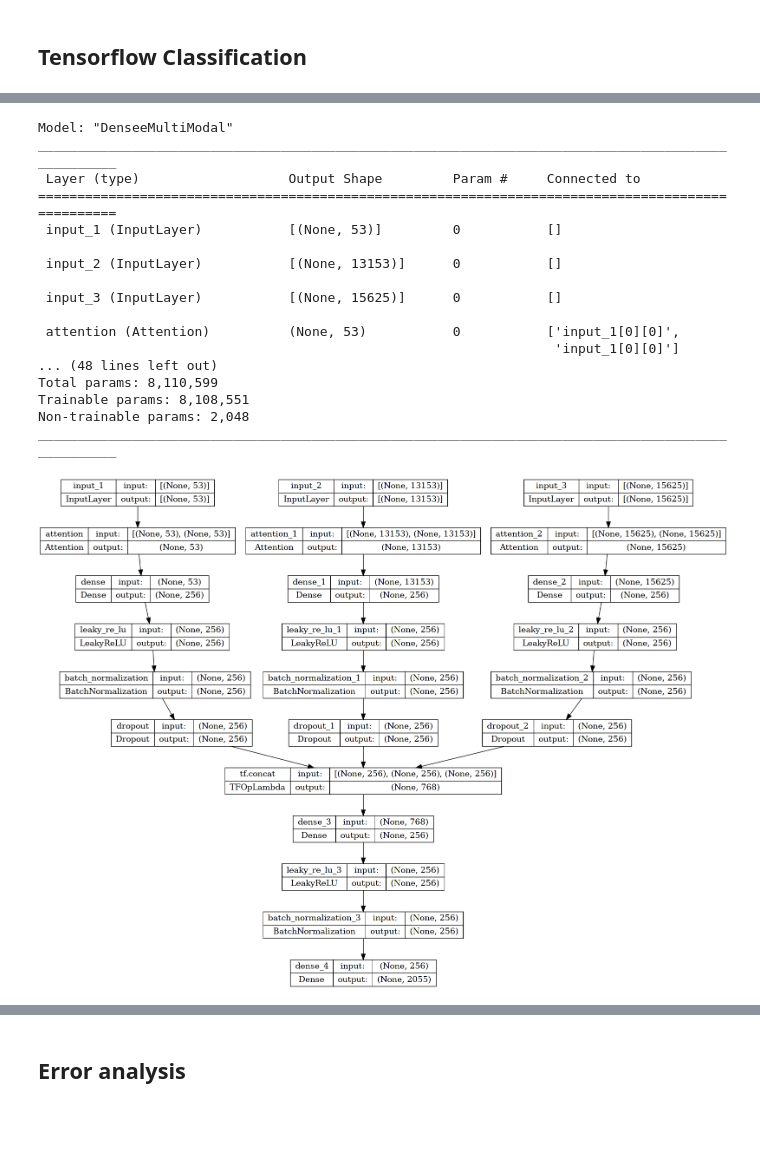
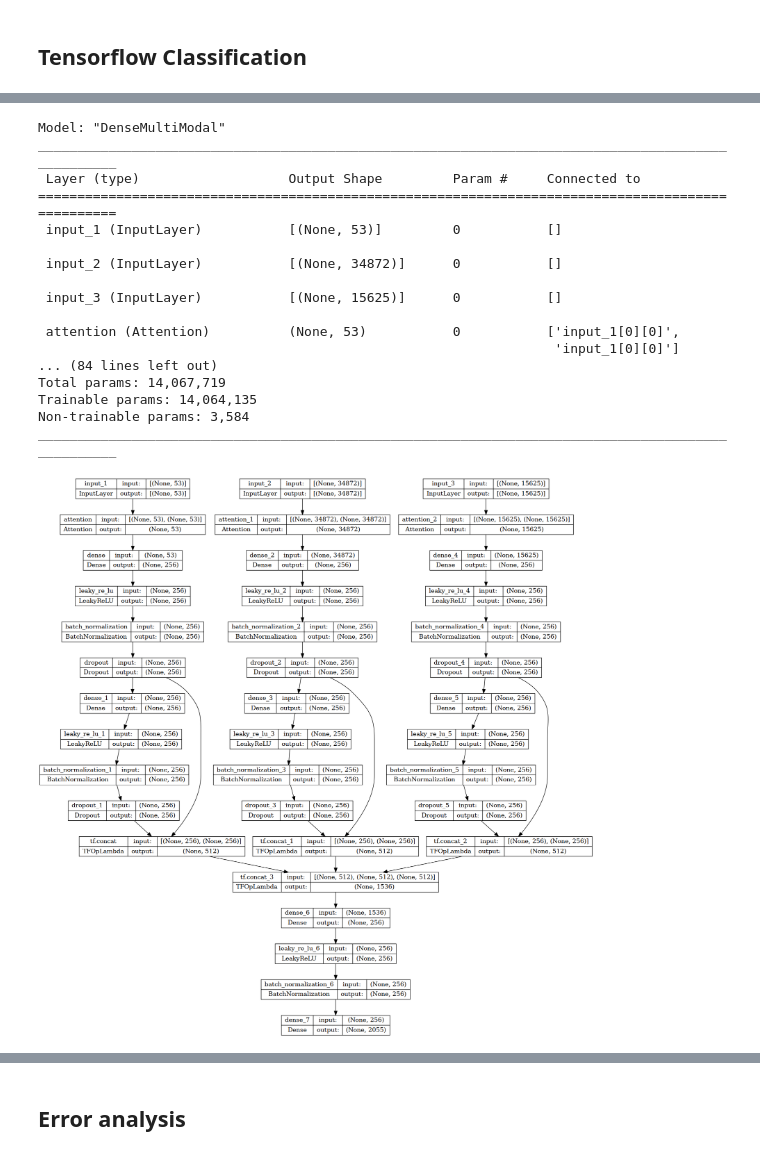
Before and after one commit to m5k5/KaggleCAFAChallenge, a Jupyter notebook: MultiModal.ipynb, the cells around one changed output, grey strips where cells are left out. Cells and saved outputs as stored; diff of their text form; code cells hidden in the pictures; blank space fills up the shorter version.

Commit message:
Model with residual connections Interpro data with domains, repeats and families

```diff
--- a/MultiModal.ipynb
+++ b/MultiModal.ipynb
@@ -291,7 +275,7 @@ root = ET.parse(os.path.join(DATA_PATH, "interpro.xml")).getroot()
 possibleDomains=[]
 for child in root:
     if "type" in child.attrib:
-        if(child.attrib["type"]=="Domain" or child.attrib["type"]=="Repeat"):
+        if(child.attrib["type"]=="Domain" or child.attrib["type"]=="Repeat" or child.attrib["type"]=="Family"):
             # print(child.tag, child.attrib)
             possibleDomains.append(child.attrib["id"])
 # %%
@@ -609,59 +593,70 @@ def createModel():
     xPC = layers.Dense(256)(xPC)
     xPC = layers.LeakyReLU()(xPC)
     xPC = layers.BatchNormalization()(xPC)
+    xPCRes = layers.Dropout(0.1)(xPC)
+    xPC = layers.Dense(256)(xPCRes)
+    xPC = layers.LeakyReLU()(xPC)
+    xPC = layers.BatchNormalization()(xPC)
     xPC = layers.Dropout(0.1)(xPC)
-    # xPC = layers.Dense(256)(xPC)
-    # xPC = layers.LeakyReLU()(xPC)
-    # xPC = layers.BatchNormalization()(xPC)
-    # xPC = layers.Dropout(0.1)(xPC)
+    xPC = tf.concat([xPC,xPCRes],1)
 
     xIP = layers.Attention()([inputsIP,inputsIP])
     xIP = layers.Dense(256)(xIP)
     xIP = layers.LeakyReLU()(xIP)
     xIP = layers.BatchNormalization()(xIP)
+    xIPRes = layers.Dropout(0.1)(xIP)
+    xIP = layers.Dense(256)(xIPRes)
+    xIP = layers.LeakyReLU()(xIP)
+    xIP = layers.BatchNormalization()(xIP)
     xIP = layers.Dropout(0.1)(xIP)
+    xIP = tf.concat([xIP,xIPRes],1)
 
     xKmer = layers.Attention()([inputsKmer,inputsKmer])
     xKmer = layers.Dense(256)(xKmer)
     xKmer = layers.LeakyReLU()(xKmer)
     xKmer = layers.BatchNormalization()(xKmer)
+    xKmerRes = layers.Dropout(0.1)(xKmer)
+    xKmer = layers.Dense(256)(xKmerRes)
+    xKmer = layers.LeakyReLU()(xKmer)
+    xKmer = layers.BatchNormalization()(xKmer)
     xKmer = layers.Dropout(0.1)(xKmer)
+    xKmer = tf.concat([xKmer,xKmerRes],1)
 
     concat = tf.concat([xPC,xIP,xKmer],1)
 
     x = layers.Dense(256)(concat)
     x = layers.LeakyReLU()(x)
     x = layers.BatchNormalization()(x)
 
     outputs=layers.Dense(len(mlb.classes_), activation=tf.keras.activations.sigmoid)(x)
 
     return tf.keras.Model(inputs=[inputsPC, inputsIP, inputsKmer], outputs=outputs, name="DenseMultiModal")
 
 model = createModel()
 
 model.summary()
 
 dot_img_file = './model_1.png'
 tf.keras.utils.plot_model(model, to_file=dot_img_file, show_shapes=True)
 # %% [output]
-Model: "DenseeMultiModal"
+Model: "DenseMultiModal"
 __________________________________________________________________________________________________
  Layer (type)                   Output Shape         Param #     Connected to
 ==================================================================================================
  input_1 (InputLayer)           [(None, 53)]         0           []
 
- input_2 (InputLayer)           [(None, 13153)]      0           []
+ input_2 (InputLayer)           [(None, 34872)]      0           []
 
  input_3 (InputLayer)           [(None, 15625)]      0           []
 
  attention (Attention)          (None, 53)           0           ['input_1[0][0]',
                                                                   'input_1[0][0]']
-... (48 lines left out)
-Total params: 8,110,599
-Trainable params: 8,108,551
-Non-trainable params: 2,048
+... (84 lines left out)
+Total params: 14,067,719
+Trainable params: 14,064,135
+Non-trainable params: 3,584
 __________________________________________________________________________________________________
-[figure, old version]
+[figure, new version]
 # %%
 import matplotlib.pyplot as plt
 #Learning rate schedule
```
Also changed, not shown: parts of 9 cells of this notebook, 1 other file.
